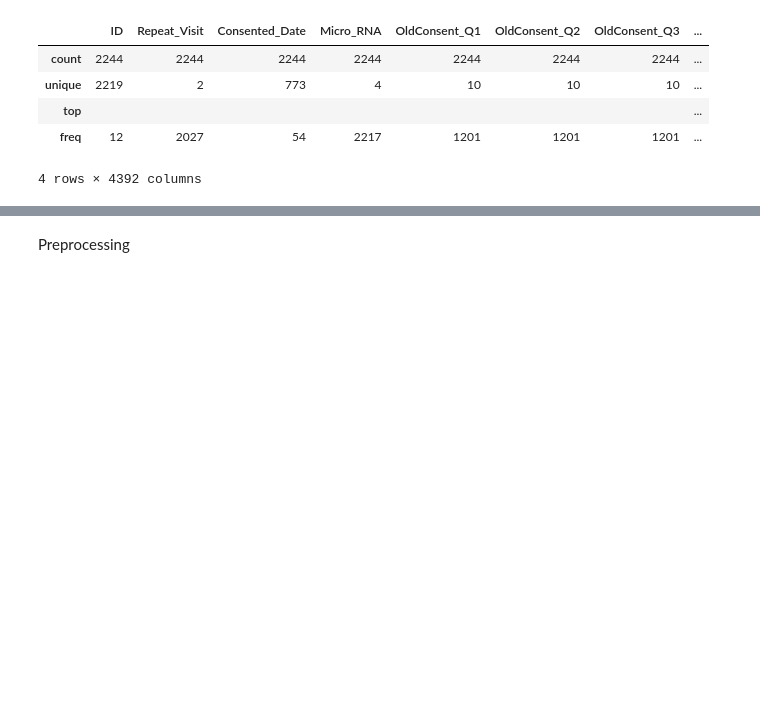
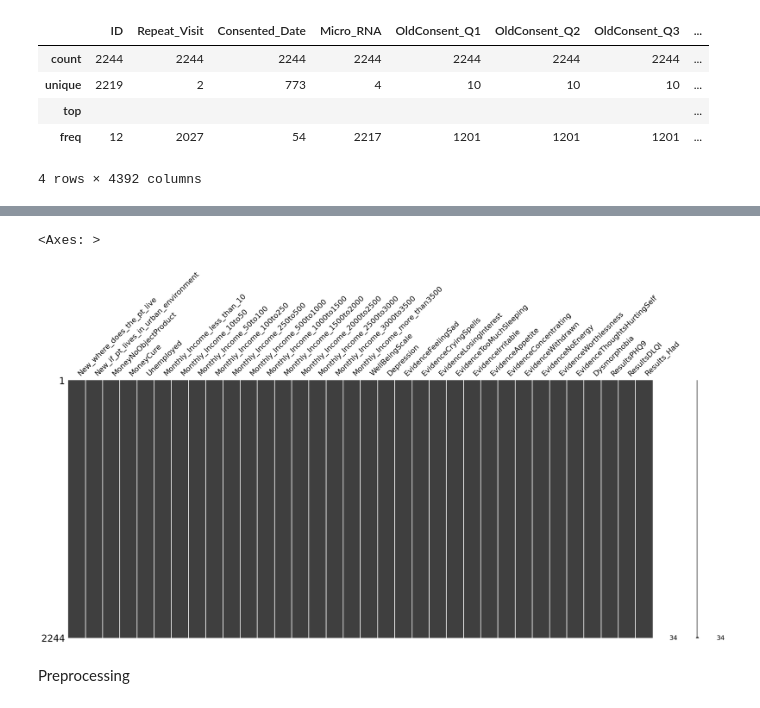
Before and after one commit to tcwy01/AcnePsychosocial, a Jupyter notebook: Acne_script.ipynb, the cells around one changed output, grey strips where cells are left out. Drawn from its saved outputs; the diff is of its cells as text; code cells hidden in the pictures; blank space fills up the shorter version.

```diff
--- a/Acne_script.ipynb
+++ b/Acne_script.ipynb
@@ -44,2 +179,7 @@ msno.matrix(acne_data)
+# %%
+msno.matrix(acne_psychosocial.iloc[:, 34:])
+# %% [output]
+<Axes: >
+[figure, added]
 # %% [markdown]
 Preprocessing
```
Also changed, not shown: parts of 4 cells of this notebook.
